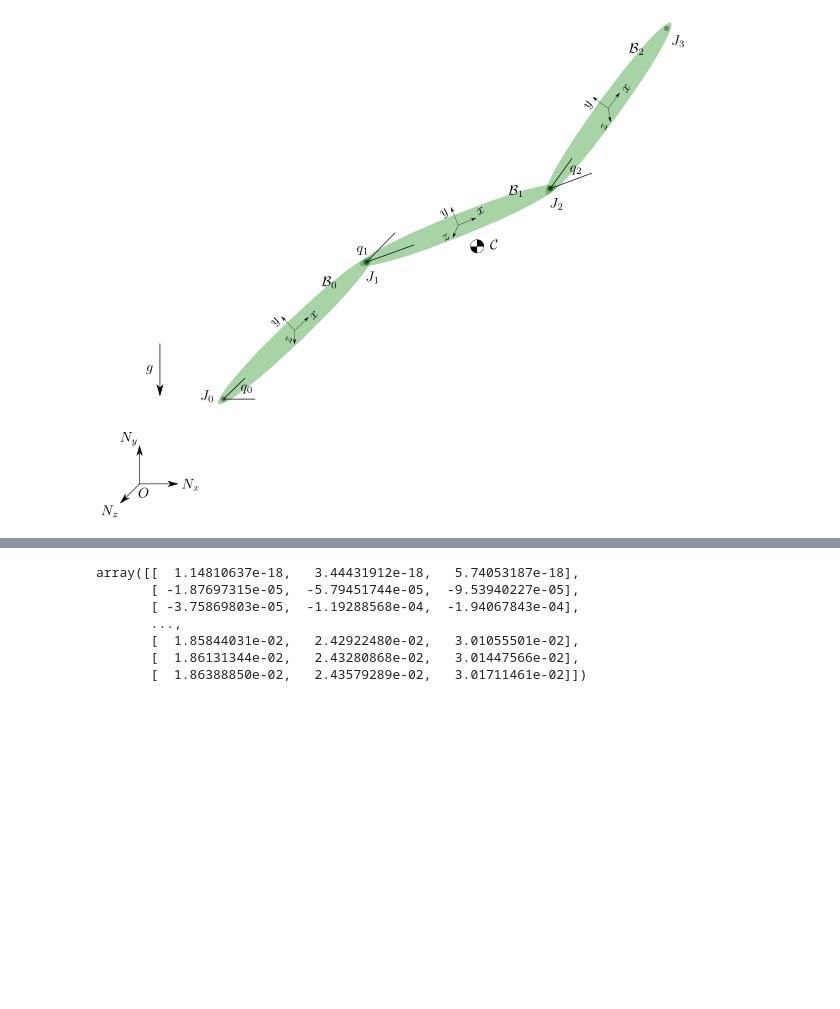
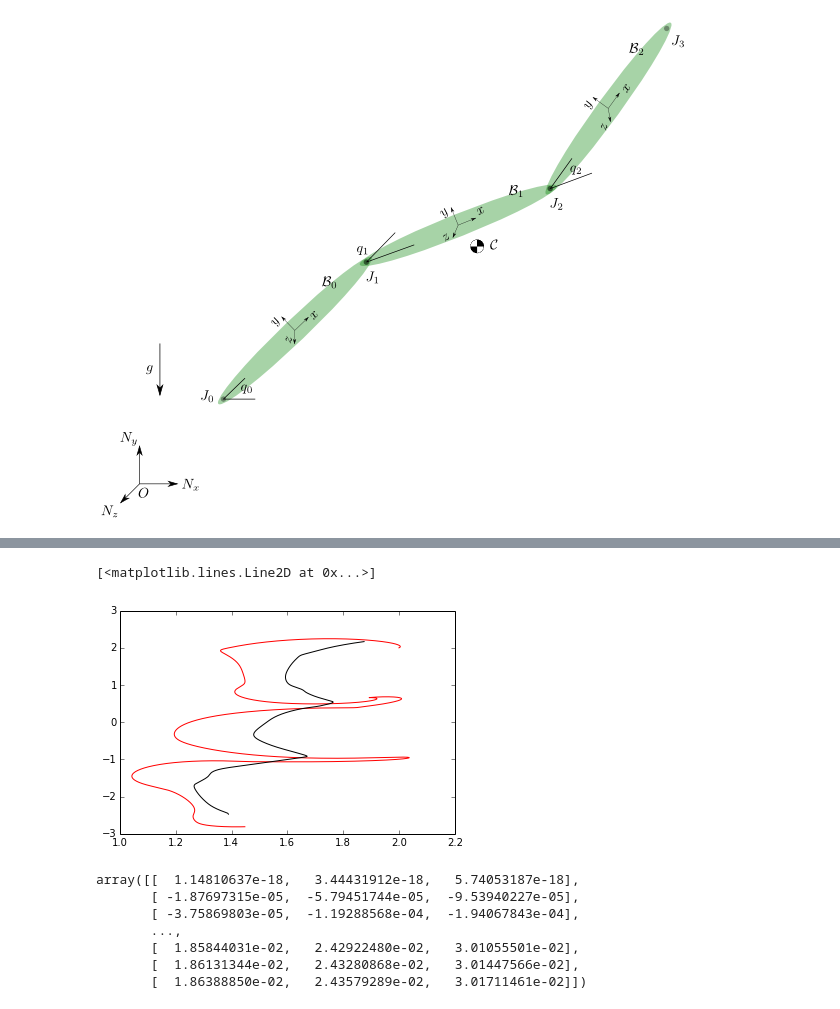
Before and after one commit to isaacyeaton/snaketurn, a Jupyter notebook: 3 link snake - head not fixed (4-30).ipynb, the cells around one changed output, grey strips where cells are left out. Cells and saved outputs as stored; diff of their text form; code cells hidden in the pictures; blank space fills up the shorter version.

```diff
--- a/3 link snake - head not fixed (4-30).ipynb
+++ b/3 link snake - head not fixed (4-30).ipynb
@@ -332,3 +335,11 @@ plot_chain(100)
+# %%
+fig, ax = plt.subplots()
+
+ax.plot(j0[:, 0], j0[:, 1], 'r')
+ax.plot(com[:, 0], com[:, 1], 'k')
+# %% [output]
+[<matplotlib.lines.Line2D at 0x...>]
+[figure, added]
 # %%
 mms = np.array([ms, ms, ms])
 cx = np.c_[c0[:, 0], c1[:, 0], c2[:, 0]]
```
Also changed, not shown: parts of 8 cells of this notebook.
